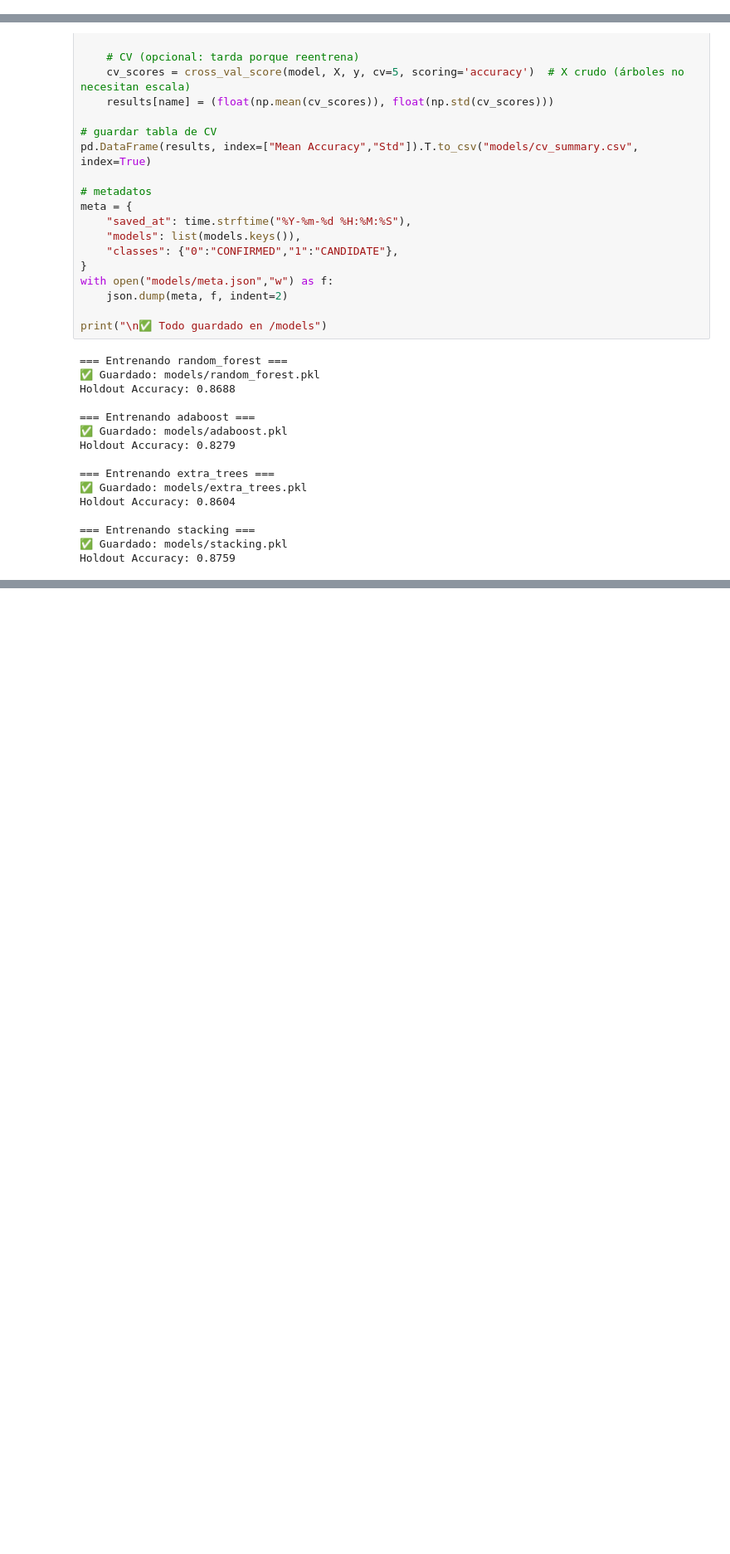
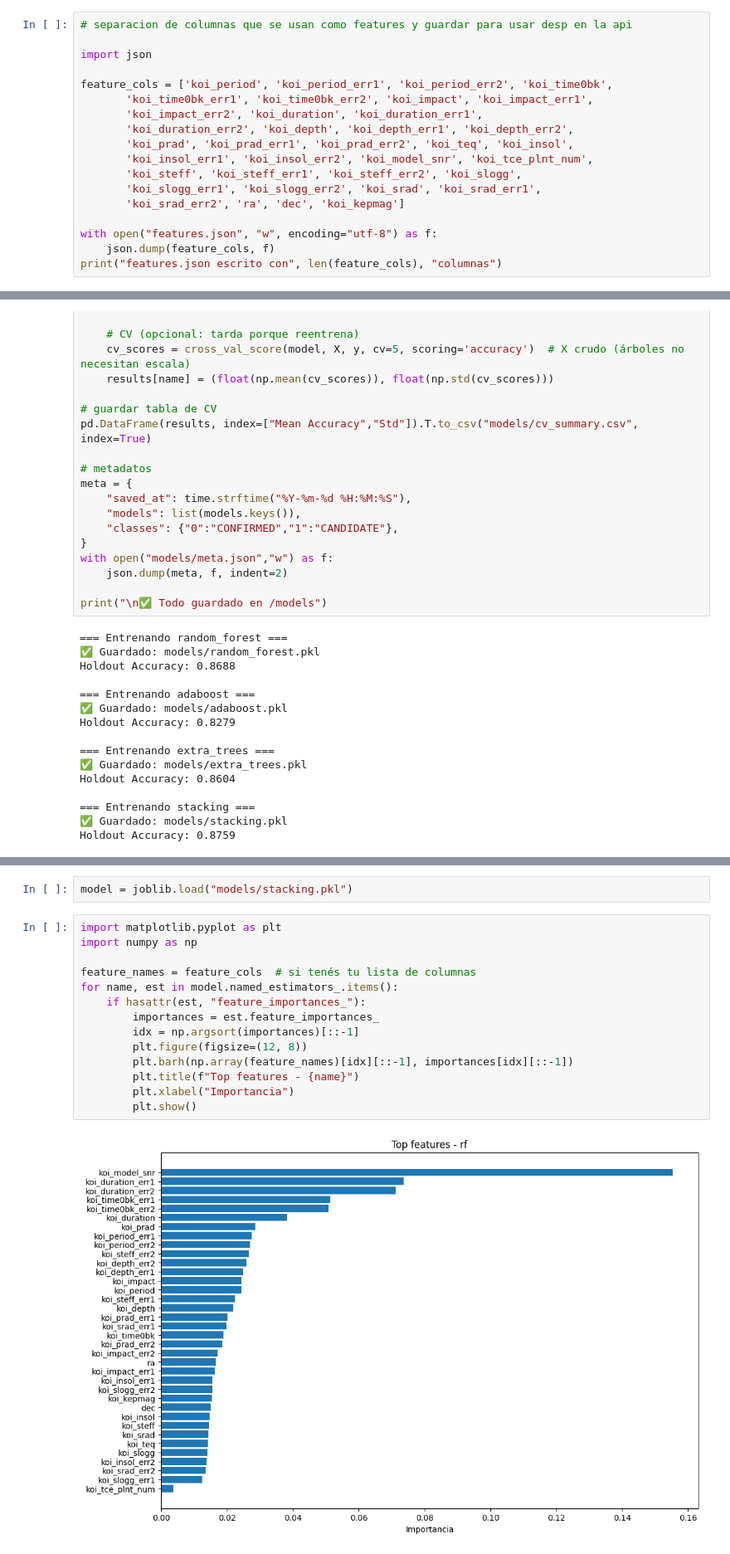
Before and after one commit to matiszpek/Exoplanet-detection-using-AI, a Jupyter notebook: model.ipynb, the cells around one changed output, grey strips where cells are left out. Shown: that part at 83% size. Cells and saved outputs as stored; diff of their text form; blank space fills up the shorter version.

```diff
--- a/model.ipynb
+++ b/model.ipynb
@@ -167 +178,19 @@ X_scaled = scaler.fit_transform(X)
 []
+# %%
+# separacion de columnas que se usan como features y guardar para usar desp en la api
+
+import json
+
+feature_cols = ['koi_period', 'koi_period_err1', 'koi_period_err2', 'koi_time0bk',
+       'koi_time0bk_err1', 'koi_time0bk_err2', 'koi_impact', 'koi_impact_err1',
+       'koi_impact_err2', 'koi_duration', 'koi_duration_err1',
+       'koi_duration_err2', 'koi_depth', 'koi_depth_err1', 'koi_depth_err2',
+       'koi_prad', 'koi_prad_err1', 'koi_prad_err2', 'koi_teq', 'koi_insol',
+       'koi_insol_err1', 'koi_insol_err2', 'koi_model_snr', 'koi_tce_plnt_num',
+       'koi_steff', 'koi_steff_err1', 'koi_steff_err2', 'koi_slogg',
+       'koi_slogg_err1', 'koi_slogg_err2', 'koi_srad', 'koi_srad_err1',
+       'koi_srad_err2', 'ra', 'dec', 'koi_kepmag']
+
+with open("features.json", "w", encoding="utf-8") as f:
+    json.dump(feature_cols, f)
+print("features.json escrito con", len(feature_cols), "columnas")
@@ -375,0 +413,18 @@ NotFittedError: This StackingClassifier instance is not fitted yet. Call 'fit' w
+# %%
+model = joblib.load("models/stacking.pkl")
+# %%
+import matplotlib.pyplot as plt
+import numpy as np
+
+feature_names = feature_cols  # si tenés tu lista de columnas
+for name, est in model.named_estimators_.items():
+    if hasattr(est, "feature_importances_"):
+        importances = est.feature_importances_
+        idx = np.argsort(importances)[::-1]
+        plt.figure(figsize=(12, 8))
+        plt.barh(np.array(feature_names)[idx][::-1], importances[idx][::-1])
+        plt.title(f"Top features - {name}")
+        plt.xlabel("Importancia")
+        plt.show()
+# %% [output]
+[figure, added]
```
Also changed, not shown: parts of 8 cells of this notebook, 1 other file.
